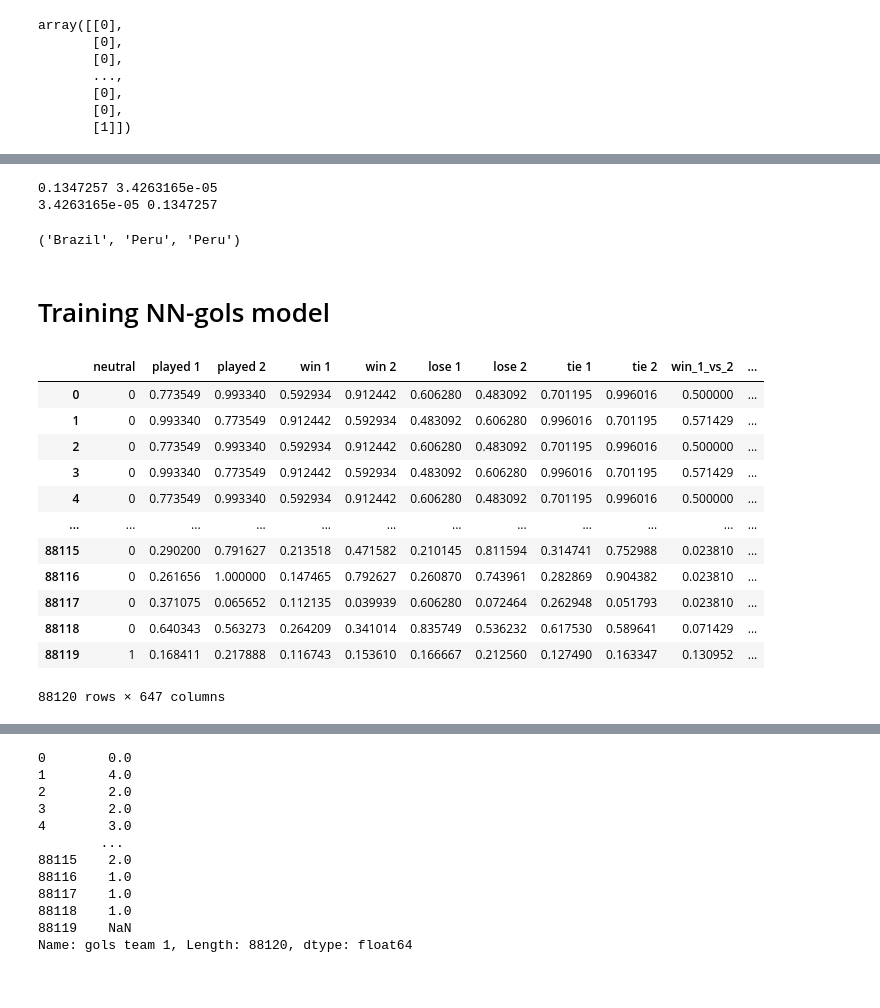
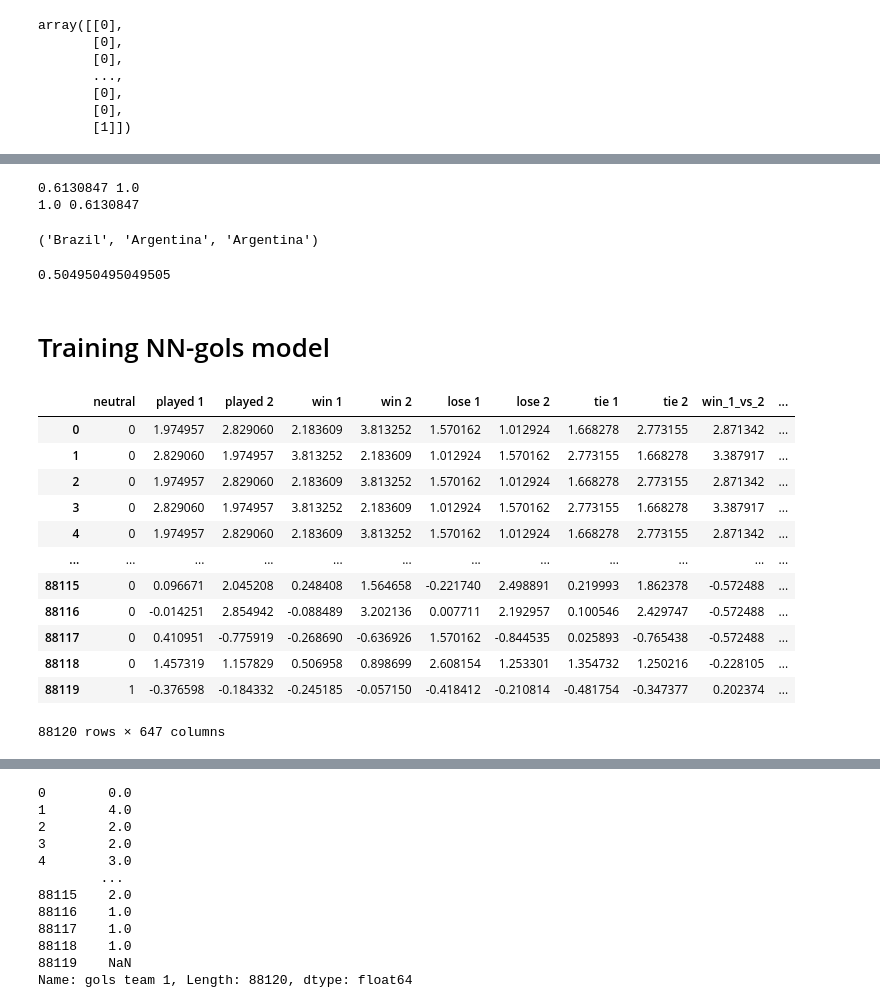
Before and after one commit to dretcm/World-Cup-Challenge-2022-ACM, a Jupyter notebook: worlds_cup_2k22_predictor.ipynb, the cells around one changed output, grey strips where cells are left out. Cells and saved outputs as stored; diff of their text form; code cells hidden in the pictures.

```diff
--- a/worlds_cup_2k22_predictor.ipynb
+++ b/worlds_cup_2k22_predictor.ipynb
@@ -345,8 +335,8 @@ model_winner.predict(test)
 array([[1.]], dtype=float32)
 # %%
-def predict_winner(country_1, country_2, model, tie = True, ver=False):
-  party_1 = model.predict(convert_input_winner(country_1, country_2), verbose=0)[0][0]
-  party_2 = model.predict(convert_input_winner(country_2, country_1), verbose=0)[0][0]
+def predict_winner(country_1, country_2, model, tie = True, ver=False, year=2022):
+  party_1 = model.predict(convert_input_winner(country_1, country_2, year=year), verbose=0)[0][0]
+  party_2 = model.predict(convert_input_winner(country_2, country_1, year=year), verbose=0)[0][0]
   if ver:
     print(party_1, party_2)
   if (party_1<0.51) == (party_2<0.51):
@@ -360,23 +350,22 @@ def predict_winner(country_1, country_2, model, tie = True, ver=False):
     return country_1
   return country_2
 
-
-  # party_1[1] += party_2[2]
-  # party_1[2] += party_2[1]
-  # if tie:
-  #   pos = np.argmax(party_1)
-  # else:
-  #   pos = np.argmax(party_1[1:]) + 1
-  # if pos == 0:
-  #   return "tie"
-  #return country_1 if pos==1 else country_2
-
-
 predict_winner("Brazil", "Peru", model_winner), predict_winner("Argentina", "Peru", model_winner, False, True), predict_winner("Peru","Argentina", model_winner, False, True)
 # %% [output]
-0.1347257 3.4263165e-05
-3.4263165e-05 0.1347257
+0.6130847 1.0
+1.0 0.6130847
-('Brazil', 'Peru', 'Peru')
+('Brazil', 'Argentina', 'Argentina')
+# %%
+test = pd.read_csv("/content/InternationalFootballResults_1872to2022_shootouts.csv")
+c = list(test['home_team'])
+c2 = list(test['away_team'])
+w = list(test['winner'])
+d = [int(i[:4]) for i in list(test['date'])]
+
+replys = [True if predict_winner(c[i],c2[i], model_winner, tie=False, year=d[i])==w[i] else False for i in range(len(c))]
+replys.count(True)/len(replys)
+# %% [output]
+0.504950495049505
 # %% [markdown]
 # Training NN-gols model
 # %%
@@ -456,53 +445,60 @@ results_2['win 2'] = win2
 results_2['lose 1'] = lose1
 results_2['lose 2'] = lose2
 results_2['tie 1'] = tie1
 results_2['tie 2'] = tie2
 
 
 results_2['win_1_vs_2'] = results_2.apply(lambda x: table_1_vs_2[x['home_team']+"_"+x['away_team']][0], axis=1)
 results_2['lose_1_vs_2'] = results_2.apply(lambda x: table_1_vs_2[x['away_team']+"_"+x['home_team']][0], axis=1)
 results_2['tie_1_vs_2'] = results_2.apply(lambda x: table_1_vs_2[x['home_team']+"_"+x['away_team']][2], axis=1)
 results_2['total_1_vs_2'] = results_2.apply(lambda x: x['win_1_vs_2']+ x['lose_1_vs_2'] + x['tie_1_vs_2'], axis=1)
 
-max_win_vs = max(results_2['win_1_vs_2'])
-results_2['win_1_vs_2'] = results_2['win_1_vs_2'].map(lambda x: x/max_win_vs)
+data_2_normalize = {}
+data_2_normalize['win_1_vs_2']= [np.mean(list(results_2['win_1_vs_2'])), np.std(list(results_2['win_1_vs_2']))]
+results_2['win_1_vs_2'] = results_2['win_1_vs_2'].map(lambda x: (x-data_2_normalize['win_1_vs_2'][0])/data_2_normalize['win_1_vs_2'][1])
 
-max_lose_vs = max(results_2['lose_1_vs_2'])
-results_2['lose_1_vs_2'] = results_2['lose_1_vs_2'].map(lambda x: x/max_lose_vs)
+#max_lose_vs = max(results['lose_1_vs_2'])
+data_2_normalize['lose_1_vs_2']= [np.mean(list(results_2['lose_1_vs_2'])), np.std(list(results_2['lose_1_vs_2']))]
+results_2['lose_1_vs_2'] = results_2['lose_1_vs_2'].map(lambda x: (x-data_2_normalize['lose_1_vs_2'][0])/data_2_normalize['lose_1_vs_2'][1])
 
-max_tie_vs = max(results_2['tie_1_vs_2'])
-results_2['tie_1_vs_2'] = results_2['tie_1_vs_2'].map(lambda x: x/max_tie_vs)
+data_2_normalize['tie_1_vs_2']= [np.mean(list(results_2['tie_1_vs_2'])), np.std(list(results_2['tie_1_vs_2']))]
+results_2['tie_1_vs_2'] = results_2['tie_1_vs_2'].map(lambda x: (x-data_2_normalize['tie_1_vs_2'][0])/data_2_normalize['tie_1_vs_2'][1])
 
-max_total_vs = max(results_2['total_1_vs_2'])
-results_2['total_1_vs_2'] = results_2['total_1_vs_2'].map(lambda x: x/max_total_vs)
+#max_total_vs = max(results['total_1_vs_2'])
+data_2_normalize['total_1_vs_2']= [np.mean(list(results_2['total_1_vs_2'])), np.std(list(results_2['total_1_vs_2']))]
+results_2['total_1_vs_2'] = results_2['total_1_vs_2'].map(lambda x: (x-data_2_normalize['total_1_vs_2'][0])/data_2_normalize['total_1_vs_2'][1])
 
 results_2['result'] = table_result
 #results_2['difference'] = results_2.apply(lambda x: x['home_score'] - x['away_score'], axis=1)
 results_2['gols team 1'] = home_score
 
 results_2['neutral'] = results_2['neutral'].map(lambda x: 1 if x==True else 0)
 
+# results_2['date'] = results_2['date'].map(lambda x: (int(str(x)[:4])))
+# date_mean, date_std = np.mean(list(results_2['date'])), np.std(list(results_2['date']))
+# results_2['date'] = results_2['date'].map(lambda x: (x-date_mean)/date_std)
+
 #print(results_2.shape, onehot_countrys.shape)
 results_2.reset_index(inplace=True, drop=True)
 onehot_countrys.reset_index(inplace=True, drop=True)
 results_2 = pd.concat([results_2, onehot_countrys], axis=1)
 
-data_2 = results_2.drop(['city', 'country', 'date', 'tournament','home_score', 'away_score', 'home_team', 'away_team'], axis=1)
+data_2 = results_2.drop(['city', 'date', 'country', 'tournament','home_score', 'away_score', 'home_team', 'away_team'], axis=1)
 
 data_2
 # %% [output]
 |  | neutral | played 1 | played 2 | win 1 | win 2 | lose 1 | lose 2 | tie 1 | tie 2 | win_1_vs_2 | ... |
-| 0 | 0 | 0.773549 | 0.993340 | 0.592934 | 0.912442 | 0.606280 | 0.483092 | 0.701195 | 0.996016 | 0.500000 | ... |
-| 1 | 0 | 0.993340 | 0.773549 | 0.912442 | 0.592934 | 0.483092 | 0.606280 | 0.996016 | 0.701195 | 0.571429 | ... |
-| 2 | 0 | 0.773549 | 0.993340 | 0.592934 | 0.912442 | 0.606280 | 0.483092 | 0.701195 | 0.996016 | 0.500000 | ... |
-| 3 | 0 | 0.993340 | 0.773549 | 0.912442 | 0.592934 | 0.483092 | 0.606280 | 0.996016 | 0.701195 | 0.571429 | ... |
-| 4 | 0 | 0.773549 | 0.993340 | 0.592934 | 0.912442 | 0.606280 | 0.483092 | 0.701195 | 0.996016 | 0.500000 | ... |
+| 0 | 0 | 1.974957 | 2.829060 | 2.183609 | 3.813252 | 1.570162 | 1.012924 | 1.668278 | 2.773155 | 2.871342 | ... |
+| 1 | 0 | 2.829060 | 1.974957 | 3.813252 | 2.183609 | 1.012924 | 1.570162 | 2.773155 | 1.668278 | 3.387917 | ... |
+| 2 | 0 | 1.974957 | 2.829060 | 2.183609 | 3.813252 | 1.570162 | 1.012924 | 1.668278 | 2.773155 | 2.871342 | ... |
+| 3 | 0 | 2.829060 | 1.974957 | 3.813252 | 2.183609 | 1.012924 | 1.570162 | 2.773155 | 1.668278 | 3.387917 | ... |
+| 4 | 0 | 1.974957 | 2.829060 | 2.183609 | 3.813252 | 1.570162 | 1.012924 | 1.668278 | 2.773155 | 2.871342 | ... |
 | ... | ... | ... | ... | ... | ... | ... | ... | ... | ... | ... | ... |
-| 88115 | 0 | 0.290200 | 0.791627 | 0.213518 | 0.471582 | 0.210145 | 0.811594 | 0.314741 | 0.752988 | 0.023810 | ... |
-| 88116 | 0 | 0.261656 | 1.000000 | 0.147465 | 0.792627 | 0.260870 | 0.743961 | 0.282869 | 0.904382 | 0.023810 | ... |
-| 88117 | 0 | 0.371075 | 0.065652 | 0.112135 | 0.039939 | 0.606280 | 0.072464 | 0.262948 | 0.051793 | 0.023810 | ... |
-| 88118 | 0 | 0.640343 | 0.563273 | 0.264209 | 0.341014 | 0.835749 | 0.536232 | 0.617530 | 0.589641 | 0.071429 | ... |
-| 88119 | 1 | 0.168411 | 0.217888 | 0.116743 | 0.153610 | 0.166667 | 0.212560 | 0.127490 | 0.163347 | 0.130952 | ... |
+| 88115 | 0 | 0.096671 | 2.045208 | 0.248408 | 1.564658 | -0.221740 | 2.498891 | 0.219993 | 1.862378 | -0.572488 | ... |
+| 88116 | 0 | -0.014251 | 2.854942 | -0.088489 | 3.202136 | 0.007711 | 2.192957 | 0.100546 | 2.429747 | -0.572488 | ... |
+| 88117 | 0 | 0.410951 | -0.775919 | -0.268690 | -0.636926 | 1.570162 | -0.844535 | 0.025893 | -0.765438 | -0.572488 | ... |
+| 88118 | 0 | 1.457319 | 1.157829 | 0.506958 | 0.898699 | 2.608154 | 1.253301 | 1.354732 | 1.250216 | -0.228105 | ... |
+| 88119 | 1 | -0.376598 | -0.184332 | -0.245185 | -0.057150 | -0.418412 | -0.210814 | -0.481754 | -0.347377 | 0.202374 | ... |
 88120 rows × 647 columns
 # %%
 Y = data_2['gols team 1']
```
Also changed, not shown: parts of 20 cells of this notebook.
